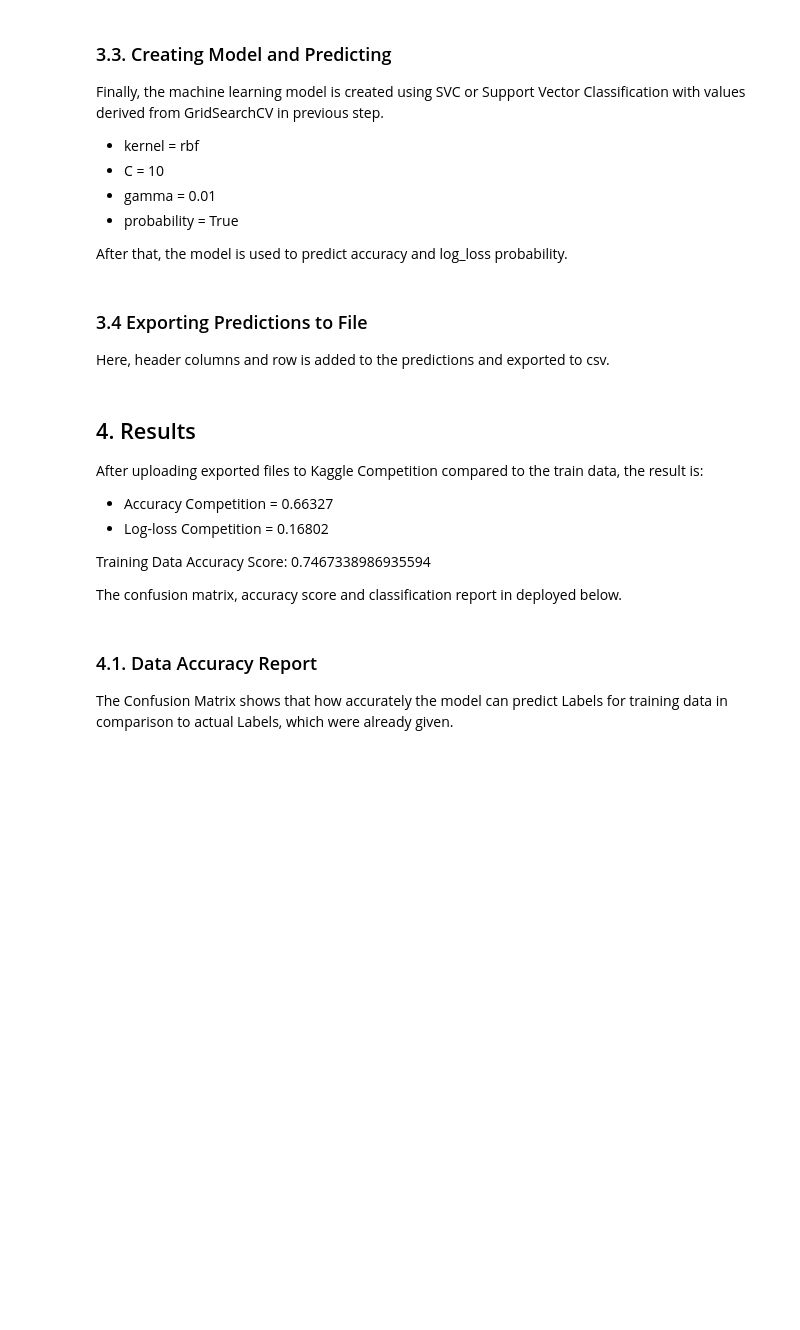
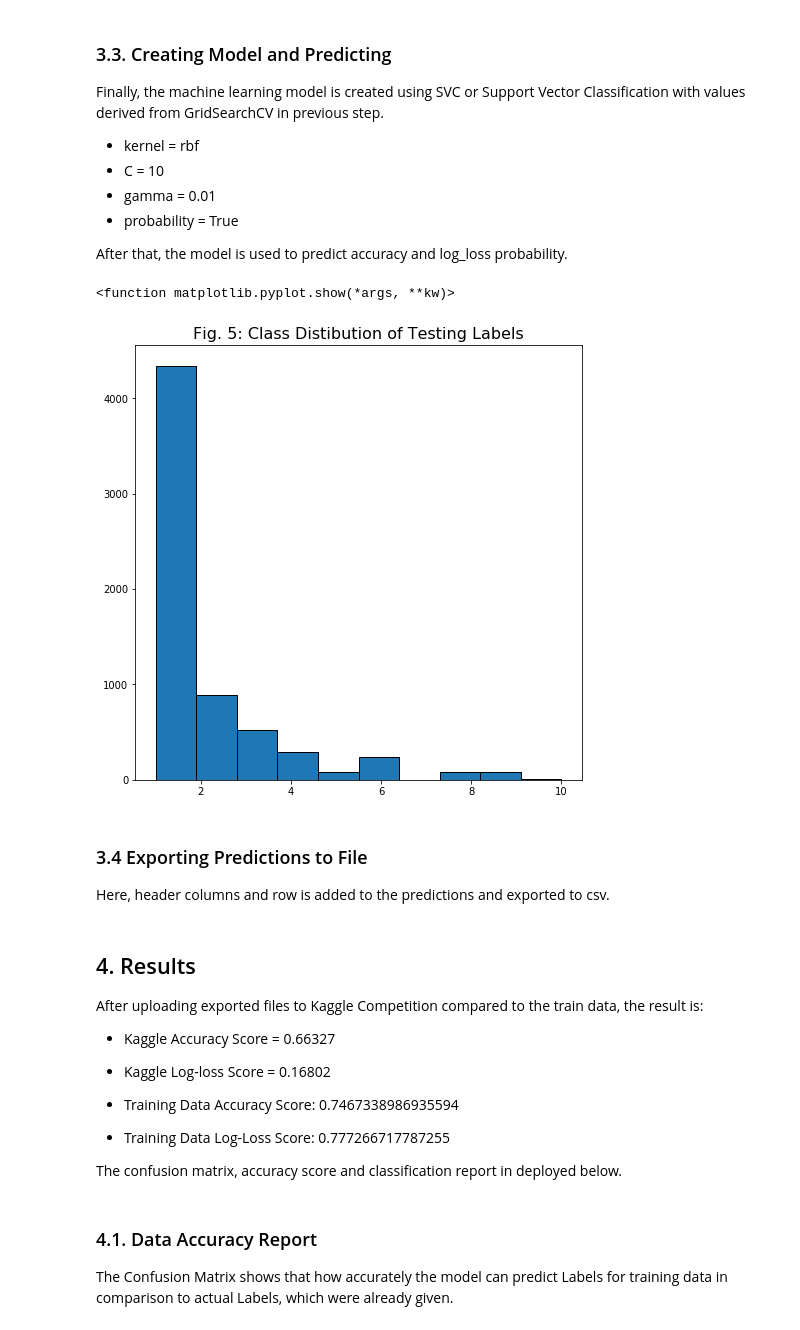
Before and after one commit to GuptaSiddhant/Songs-Classification, a Jupyter notebook: Machine Learning Project/MLBP2018 Project Report.ipynb, the cells around one changed output. Drawn from its saved outputs; the diff is of its cells as text; code cells hidden in the pictures; blank space fills up the shorter version.

```diff
--- a/Machine Learning Project/MLBP2018 Project Report.ipynb
+++ b/Machine Learning Project/MLBP2018 Project Report.ipynb
@@ -166,6 +170,14 @@ model = SVC(kernel = 'rbf', C = 10,gamma=0.01, probability= True).fit(X_train_re
 # Generating Predictions using Model for both Accuracy and Log-Loss
 model_predictions_accuracy = model.predict(X_test_reduced)
 model_predictions_log_loss = model.predict_proba(X_test_reduced)
+# %%
+plt.figure(figsize=(8,8))
+plt.hist(model_predictions_accuracy, bins=10, histtype='bar', lw=1, ec="black")
+plt.title('Fig. 5: Class Distibution of Testing Labels', fontdict=font)
+plt.show
+# %% [output]
+<function matplotlib.pyplot.show(*args, **kw)>
+[figure, added]
 # %% [markdown]
 ### 3.4 Exporting Predictions to File
 Here, header columns and row is added to the predictions and exported to csv.
@@ -189,10 +201,12 @@ np.savetxt("log_loss_solution.csv", log_loss_solution,
 # %% [markdown]
 ## 4. Results
 After uploading exported files to Kaggle Competition compared to the train data, the result is:
-* Accuracy Competition = 0.66327
-* Log-loss Competition = 0.16802
+* Kaggle Accuracy Score  = 0.66327
+* Kaggle Log-loss Score = 0.16802
 
-Training Data Accuracy Score:  0.7467338986935594
+
+* Training Data Accuracy Score: 0.7467338986935594
+* Training Data Log-Loss Score: 0.777266717787255
 
 The confusion matrix, accuracy score and classification report in deployed below.
 # %% [markdown]
```
Also changed, not shown: parts of 12 cells of this notebook, 4 other files.
